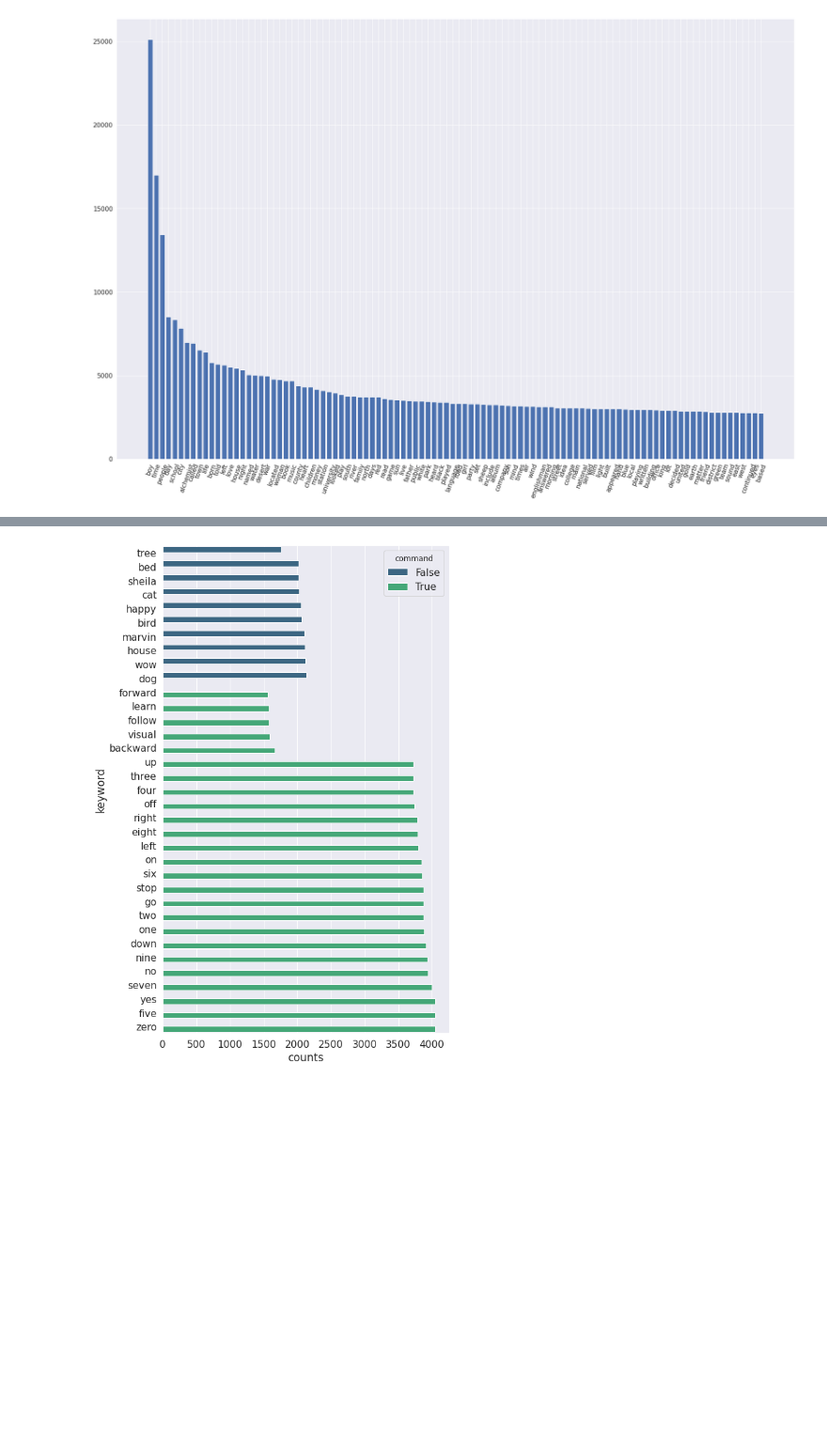
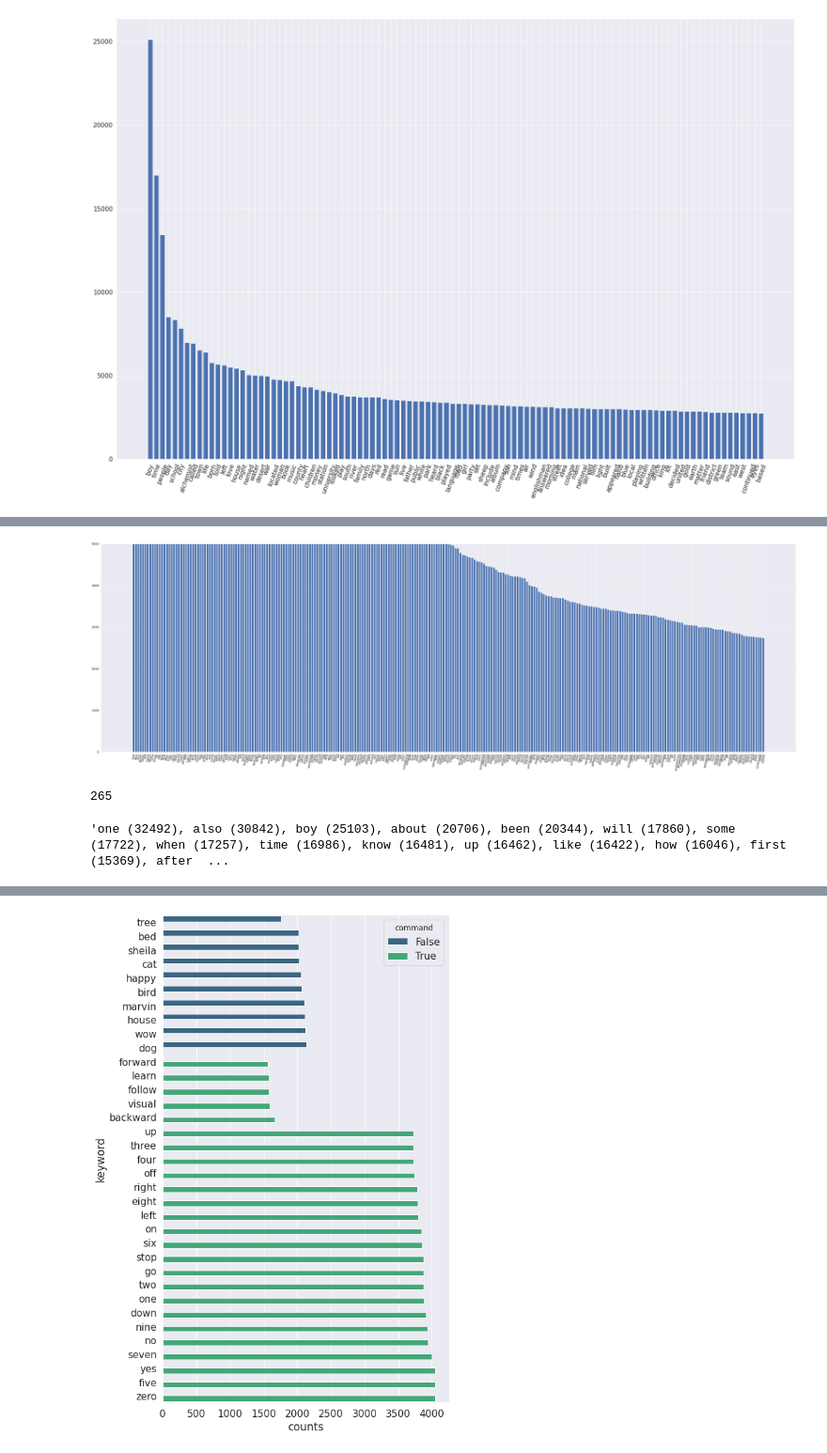
Before and after one commit to harvard-edge/multilingual_kws, a Jupyter notebook: WordCounts.ipynb, the cells around one changed output, grey strips where cells are left out. Shown at 94% size. Saved outputs shown, nothing was run; the diff lists cells and outputs as text; code cells hidden in the pictures; blank space fills up the shorter version.

Commit message:
frequent word extraction

```diff
--- a/WordCounts.ipynb
+++ b/WordCounts.ipynb
@@ -104,6 +104,7 @@ list(sws)[:15]
  'goes',
  'np']
 # %%
+en, filtered_en = counts["en"]
 common = en.most_common(300)
 # %%
 fig,ax = plt.subplots()
@@ -157,0 +159,32 @@ pd.DataFrame(data, columns=["lang", "most common word", "100th most common word"
+# %%
+top_300 = en.most_common(300)
+# went through these by hand and deleted a few "boring" words, plus super common stop words like 'the', 'a', etc
+with open("../frequent_words/en/en_most_frequent_chosen.txt",'r') as fh:
+    manually_filtered = fh.read()
+#manually_filtered = eval(manually_filtered)
+# %%
+t3_words = [w for w,_ in manually_filtered]
+common_words = [t for t in manually_filtered]
+for w,c in filtered_en.most_common(100):
+    if w not in t3_words:
+        print(w)
+        common_words.append((w,c))
+# %%
+common_words.sort(key=lambda x: x[1])
+common_words = list(reversed(common_words))
+# %%
+fig,ax = plt.subplots()
+ax.bar([c[0] for c in common_words], [c[1] for c in common_words]);
+fig.set_size_inches(65,20)
+ax.set_xticklabels([c[0] for c in common_words], rotation=80);
+ax.set_ylim(0,5000);
+# %% [output]
+[figure, added]
+# %%
+len(common_words)
+# %% [output]
+265
+# %%
+" ".join([f"{w} ({c})," for w,c in common_words])
+# %% [output]
+'one (32492), also (30842), boy (25103), about (20706), been (20344), will (17860), some (17722), when (17257), time (16986), know (16481), up (16462), like (16422), how (16046), first (15369), after  ...
```
Also changed, not shown: parts of 25 cells of this notebook, 1 other file.
